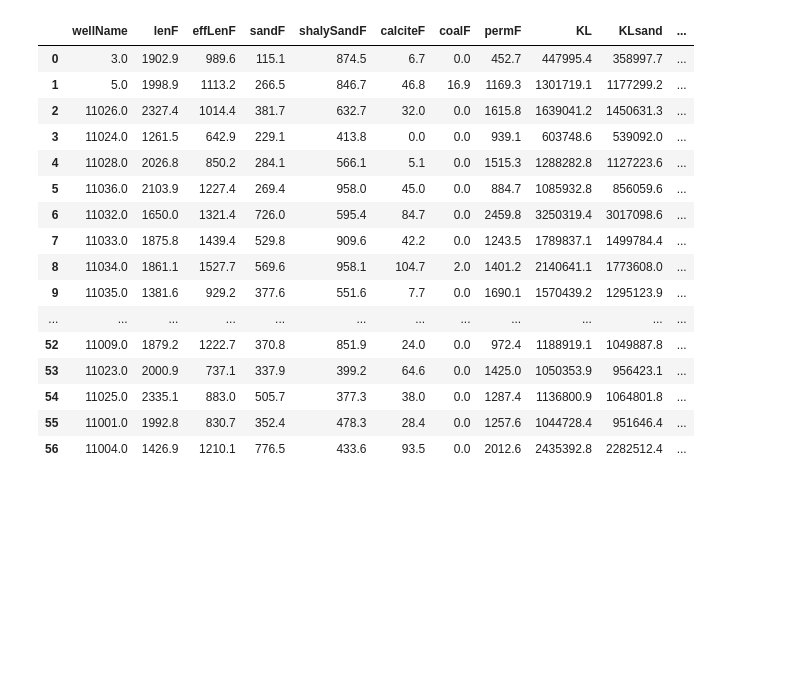
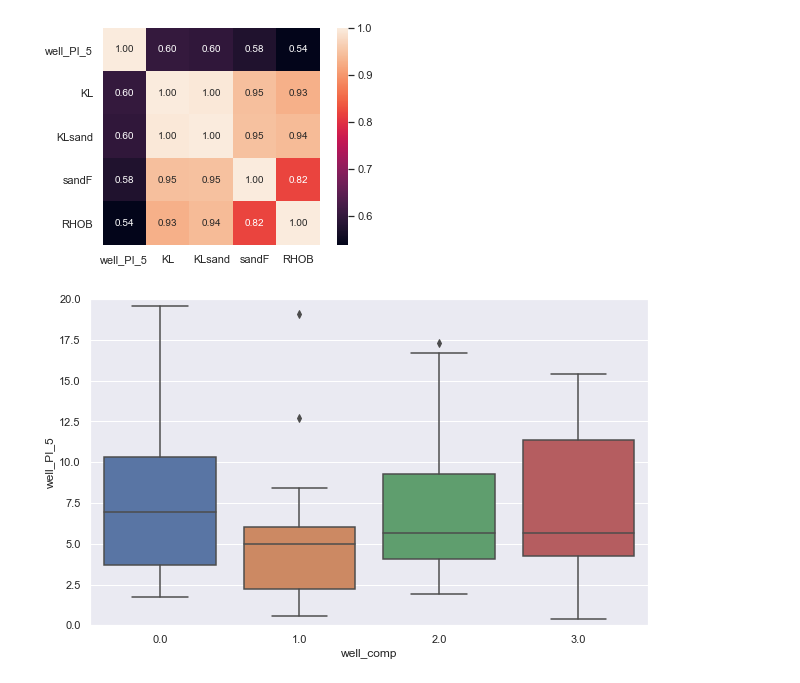
Before and after one commit to alterfess/DA-oil-wells-PI, a Jupyter notebook: main.ipynb, the cells around one changed output. Cells and saved outputs as stored; diff of their text form; code cells hidden in the pictures; blank space fills up the shorter version.

```diff
--- a/main.ipynb
+++ b/main.ipynb
@@ -84,20 +97,17 @@ sns.heatmap(corrmat, vmax = 0.8, square=True, annot = True)
-# %%
-df
-# %% [output]
-|  | wellName | lenF | effLenF | sandF | shalySandF | calciteF | coalF | permF | KL | KLsand | ... |
-| 0 | 3.0 | 1902.9 | 989.6 | 115.1 | 874.5 | 6.7 | 0.0 | 452.7 | 447995.4 | 358997.7 | ... |
-| 1 | 5.0 | 1998.9 | 1113.2 | 266.5 | 846.7 | 46.8 | 16.9 | 1169.3 | 1301719.1 | 1177299.2 | ... |
-| 2 | 11026.0 | 2327.4 | 1014.4 | 381.7 | 632.7 | 32.0 | 0.0 | 1615.8 | 1639041.2 | 1450631.3 | ... |
-| 3 | 11024.0 | 1261.5 | 642.9 | 229.1 | 413.8 | 0.0 | 0.0 | 939.1 | 603748.6 | 539092.0 | ... |
-| 4 | 11028.0 | 2026.8 | 850.2 | 284.1 | 566.1 | 5.1 | 0.0 | 1515.3 | 1288282.8 | 1127223.6 | ... |
-| 5 | 11036.0 | 2103.9 | 1227.4 | 269.4 | 958.0 | 45.0 | 0.0 | 884.7 | 1085932.8 | 856059.6 | ... |
-| 6 | 11032.0 | 1650.0 | 1321.4 | 726.0 | 595.4 | 84.7 | 0.0 | 2459.8 | 3250319.4 | 3017098.6 | ... |
-| 7 | 11033.0 | 1875.8 | 1439.4 | 529.8 | 909.6 | 42.2 | 0.0 | 1243.5 | 1789837.1 | 1499784.4 | ... |
-| 8 | 11034.0 | 1861.1 | 1527.7 | 569.6 | 958.1 | 104.7 | 2.0 | 1401.2 | 2140641.1 | 1773608.0 | ... |
-| 9 | 11035.0 | 1381.6 | 929.2 | 377.6 | 551.6 | 7.7 | 0.0 | 1690.1 | 1570439.2 | 1295123.9 | ... |
-| ... | ... | ... | ... | ... | ... | ... | ... | ... | ... | ... | ... |
-| 52 | 11009.0 | 1879.2 | 1222.7 | 370.8 | 851.9 | 24.0 | 0.0 | 972.4 | 1188919.1 | 1049887.8 | ... |
-| 53 | 11023.0 | 2000.9 | 737.1 | 337.9 | 399.2 | 64.6 | 0.0 | 1425.0 | 1050353.9 | 956423.1 | ... |
-| 54 | 11025.0 | 2335.1 | 883.0 | 505.7 | 377.3 | 38.0 | 0.0 | 1287.4 | 1136800.9 | 1064801.8 | ... |
-| 55 | 11001.0 | 1992.8 | 830.7 | 352.4 | 478.3 | 28.4 | 0.0 | 1257.6 | 1044728.4 | 951646.4 | ... |
-| 56 | 11004.0 | 1426.9 | 1210.1 | 776.5 | 433.6 | 93.5 | 0.0 | 2012.6 | 2435392.8 | 2282512.4 | ... |
+# %%
+k = 5
+cols = corrmat.nlargest(k, PI_5).index
+cm = np.corrcoef(df[cols].values.T)
+sns.set(font_scale=1)
+hm = sns.heatmap(cm, cbar=True, annot=True, square=True, fmt='.2f', annot_kws={'size': 10}, yticklabels=cols.values, xticklabels=cols.values)
+plt.show()
+# %% [output]
+[figure, added]
+# %%
+var = 'well_comp'
+data = pd.concat([df['well_PI_5'], df[var]], axis = 1)
+f, ax = plt.subplots(figsize=(10, 6))
+fig = sns.boxplot(x=var, y='well_PI_5', data = data)
+fig.axis(ymin=0, ymax=20);
+# %% [output]
+[figure, added]
```
Also changed, not shown: parts of 30 cells of this notebook, 1 other file.
